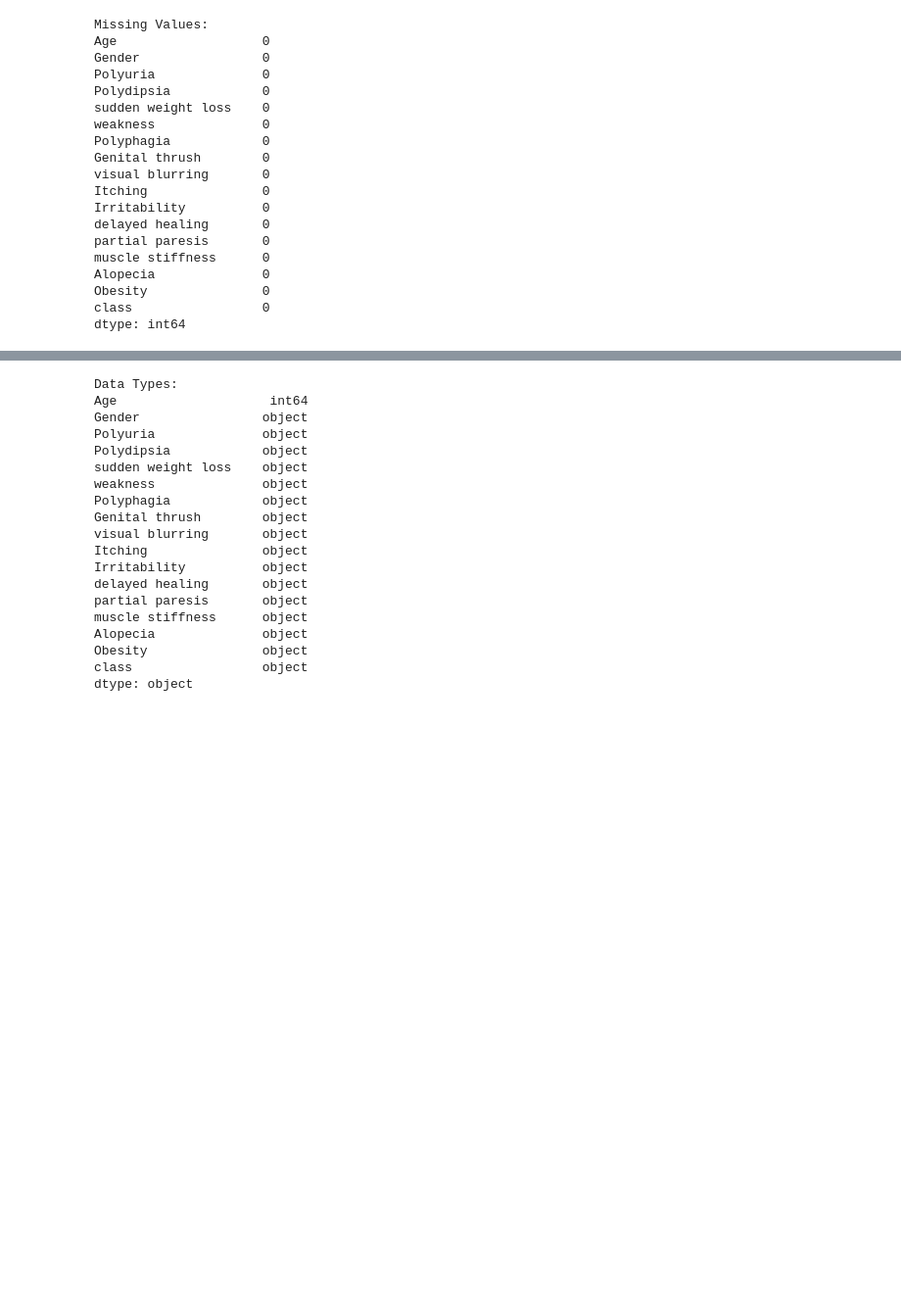
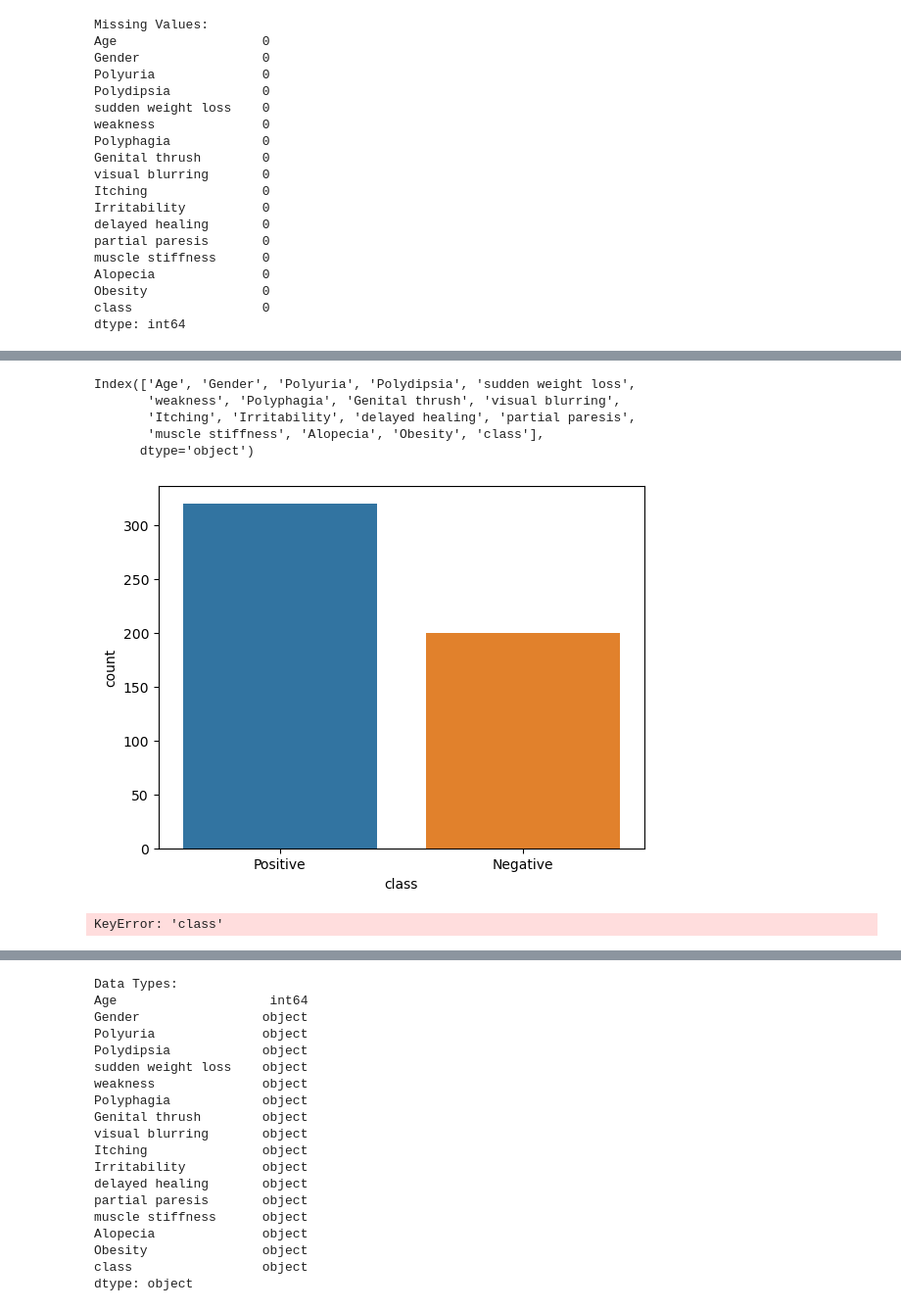
Before and after one commit to Musa-codelib/Diabetes-Prediction-Machine-Learning, a Jupyter notebook: cep-001.ipynb, the cells around one changed output, grey strips where cells are left out. Shown at 98% size. Drawn from its saved outputs; the diff is of its cells as text; code cells hidden in the pictures; blank space fills up the shorter version.

```diff
--- a/cep-001.ipynb
+++ b/cep-001.ipynb
@@ -54,0 +92,22 @@ dtype: int64
+# %%
+print(diabetes_data.columns)
+# %% [output]
+Index(['Age', 'Gender', 'Polyuria', 'Polydipsia', 'sudden weight loss',
+       'weakness', 'Polyphagia', 'Genital thrush', 'visual blurring',
+       'Itching', 'Irritability', 'delayed healing', 'partial paresis',
+       'muscle stiffness', 'Alopecia', 'Obesity', 'class'],
+      dtype='object')
+# %%
+import seaborn as sns
+import matplotlib.pyplot as plt
+
+# Target Variable Distribution
+sns.countplot(x='class', data=diabetes_data)
+plt.show()
+
+# Correlation with Target
+correlation_with_target = diabetes_data.corr()['class'].sort_values(ascending=False)
+print(correlation_with_target)
+# %% [output]
+[figure, added]
+KeyError: 'class'
```
Also changed, not shown: parts of 22 cells of this notebook.
